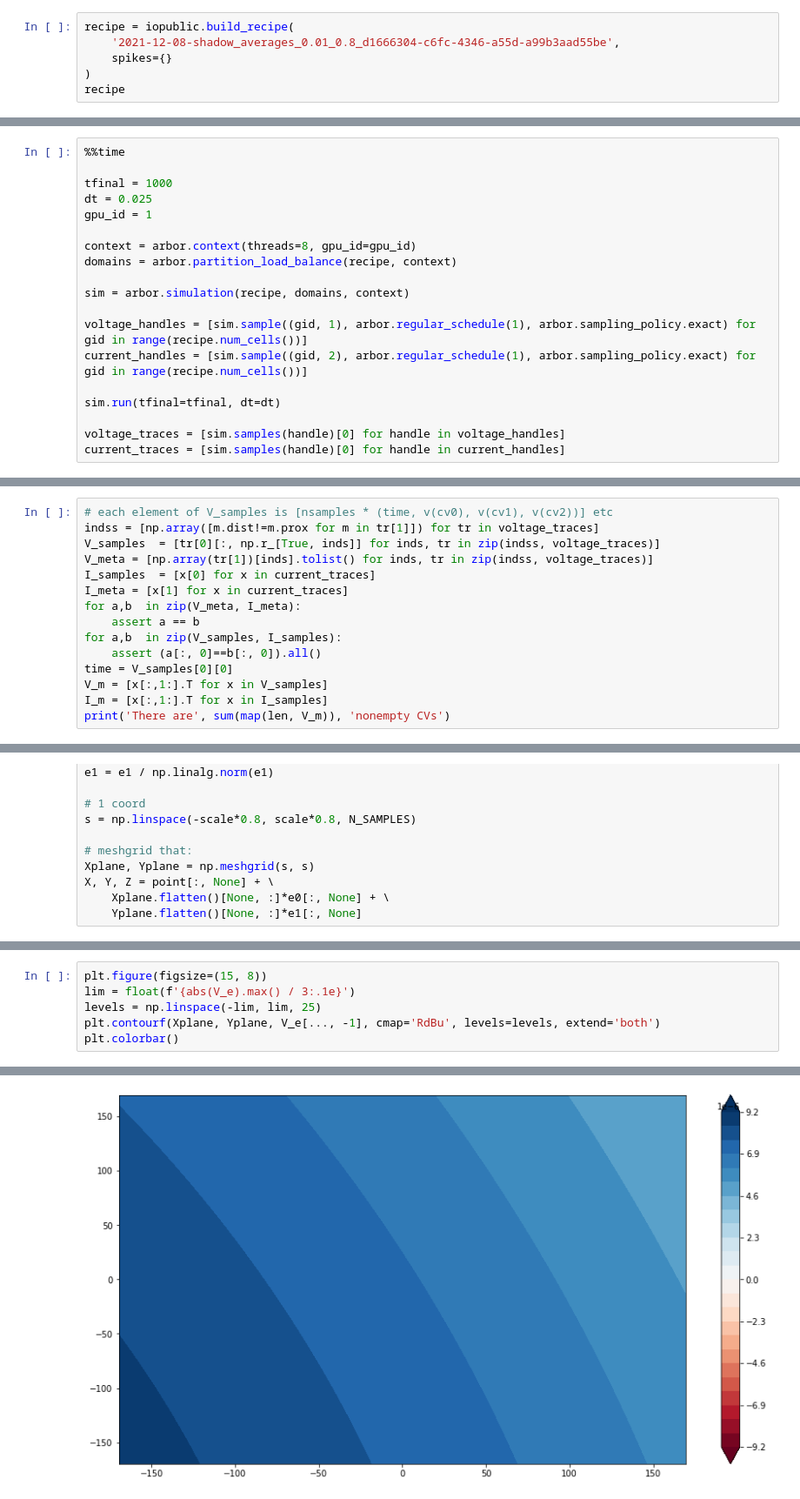
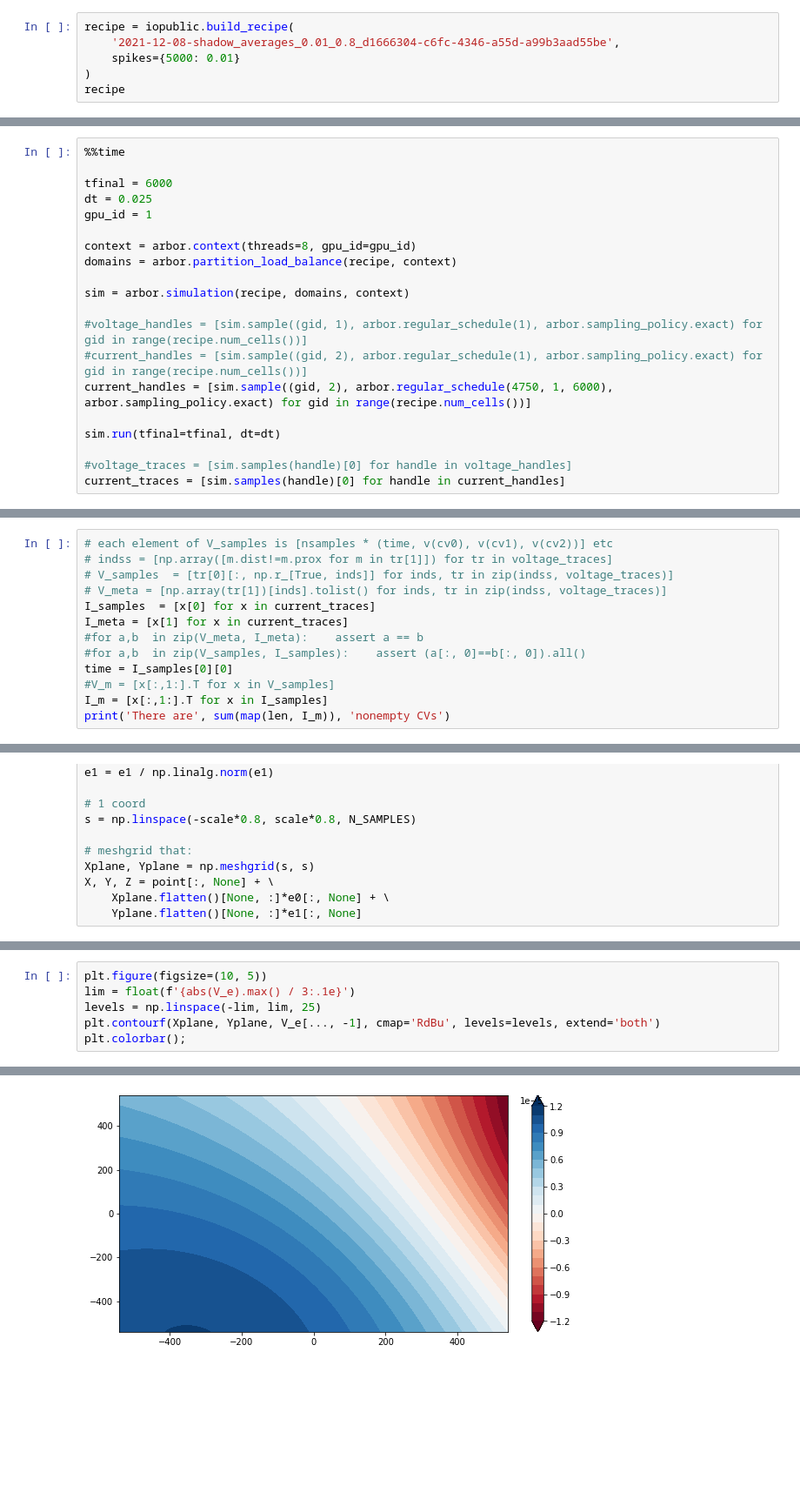
Before and after one commit to llandsmeer/iopublic, a Jupyter notebook: Local field potential.ipynb, the cells around one changed output, grey strips where cells are left out. Shown: that part at 87% size. Cells and saved outputs as stored; diff of their text form; blank space fills up the shorter version.

Commit message:
spike

```diff
--- a/Local field potential.ipynb
+++ b/Local field potential.ipynb
@@ -25,7 +25,7 @@ iopublic.ARBOR_BUILD_CATALOGUE = '/specialhome/lennart/Repos/arbor-sim/arbor/bui
 # %%
 recipe = iopublic.build_recipe(
     '2021-12-08-shadow_averages_0.01_0.8_d1666304-c6fc-4346-a55d-a99b3aad55be',
-    spikes={}
+    spikes={5000: 0.01}
 )
 recipe
 # %% [output]
@@ -33,7 +33,7 @@ recipe
 # %%
 %%time
 
-tfinal = 1000
+tfinal = 6000
 dt = 0.025
 gpu_id = 1
 
@@ -42,11 +42,12 @@ domains = arbor.partition_load_balance(recipe, context)
 
 sim = arbor.simulation(recipe, domains, context)
 
-voltage_handles = [sim.sample((gid, 1), arbor.regular_schedule(1), arbor.sampling_policy.exact) for gid in range(recipe.num_cells())]
-current_handles = [sim.sample((gid, 2), arbor.regular_schedule(1), arbor.sampling_policy.exact) for gid in range(recipe.num_cells())]
+#voltage_handles = [sim.sample((gid, 1), arbor.regular_schedule(1), arbor.sampling_policy.exact) for gid in range(recipe.num_cells())]
+#current_handles = [sim.sample((gid, 2), arbor.regular_schedule(1), arbor.sampling_policy.exact) for gid in range(recipe.num_cells())]
+current_handles = [sim.sample((gid, 2), arbor.regular_schedule(4750, 1, 6000), arbor.sampling_policy.exact) for gid in range(recipe.num_cells())]
 
 sim.run(tfinal=tfinal, dt=dt)
 
-voltage_traces = [sim.samples(handle)[0] for handle in voltage_handles]
+#voltage_traces = [sim.samples(handle)[0] for handle in voltage_handles]
 current_traces = [sim.samples(handle)[0] for handle in current_handles]
 # %% [output]
@@ -55,18 +56,16 @@ Wall time: 4min 29s
 # %%
 # each element of V_samples is [nsamples * (time, v(cv0), v(cv1), v(cv2))] etc
-indss = [np.array([m.dist!=m.prox for m in tr[1]]) for tr in voltage_traces]
-V_samples  = [tr[0][:, np.r_[True, inds]] for inds, tr in zip(indss, voltage_traces)]
-V_meta = [np.array(tr[1])[inds].tolist() for inds, tr in zip(indss, voltage_traces)]
+# indss = [np.array([m.dist!=m.prox for m in tr[1]]) for tr in voltage_traces]
+# V_samples  = [tr[0][:, np.r_[True, inds]] for inds, tr in zip(indss, voltage_traces)]
+# V_meta = [np.array(tr[1])[inds].tolist() for inds, tr in zip(indss, voltage_traces)]
 I_samples  = [x[0] for x in current_traces]
 I_meta = [x[1] for x in current_traces]
-for a,b  in zip(V_meta, I_meta):
-    assert a == b
-for a,b  in zip(V_samples, I_samples):
-    assert (a[:, 0]==b[:, 0]).all()
-time = V_samples[0][0]
-V_m = [x[:,1:].T for x in V_samples]
+#for a,b  in zip(V_meta, I_meta):    assert a == b
+#for a,b  in zip(V_samples, I_samples):    assert (a[:, 0]==b[:, 0]).all()
+time = I_samples[0][0]
+#V_m = [x[:,1:].T for x in V_samples]
 I_m = [x[:,1:].T for x in I_samples]
-print('There are', sum(map(len, V_m)), 'nonempty CVs')
+print('There are', sum(map(len, I_m)), 'nonempty CVs')
 # %% [output]
 There are 212962 nonempty CVs
 # %%
@@ -211,7 +213,7 @@ V_e = np.nan_to_num(V_ext).sum(0).reshape(*Xplane.shape, -1)
 # %%
-plt.figure(figsize=(15, 8))
+plt.figure(figsize=(10, 5))
 lim = float(f'{abs(V_e).max() / 3:.1e}')
 levels = np.linspace(-lim, lim, 25)
 plt.contourf(Xplane, Yplane, V_e[..., -1], cmap='RdBu', levels=levels, extend='both')
-plt.colorbar()
+plt.colorbar();
 # %% [output]
@@ -219 +220 @@ plt.colorbar()
-[figure, old version]
+[figure, new version]
```
Also changed, not shown: parts of 10 cells of this notebook.
